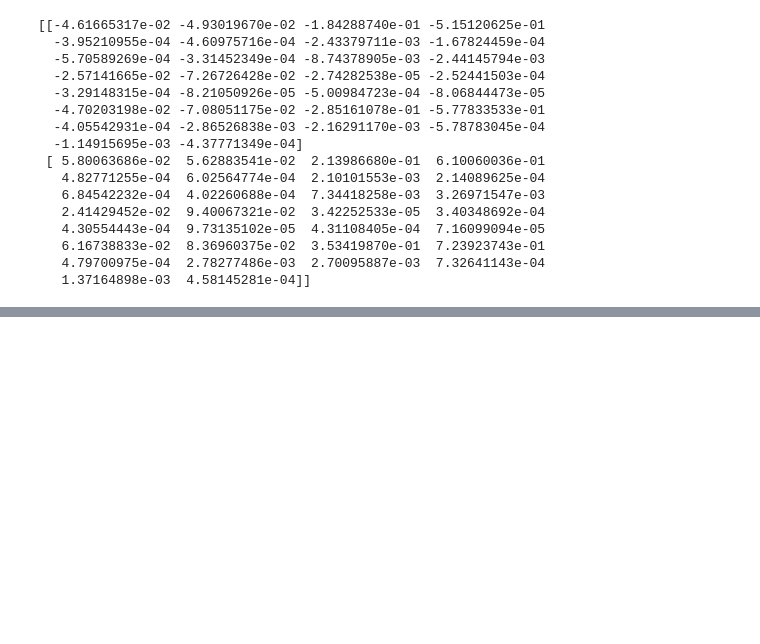
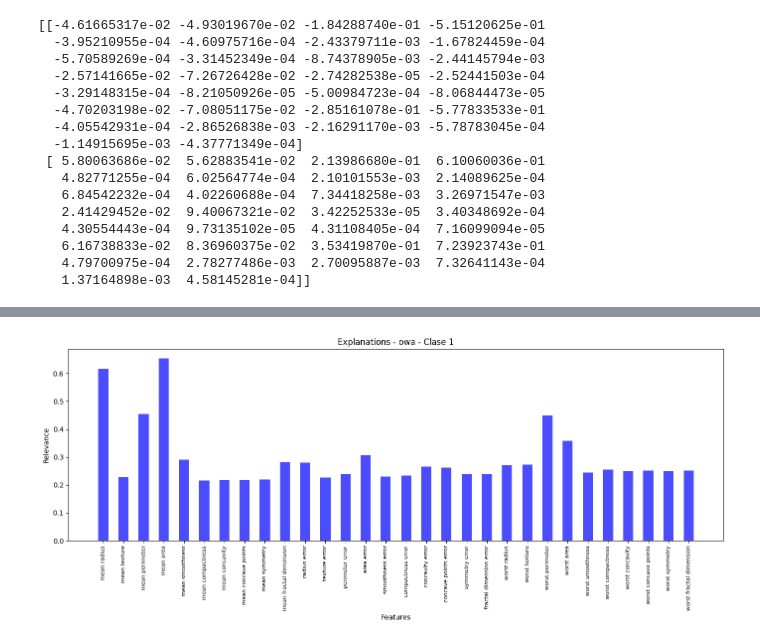
Before and after one commit to rosi1207/Meta-Explainer, a Jupyter notebook: Tabular/Relevance/Relevance_Integration.ipynb, the cells around one changed output, grey strips where cells are left out. Cells and saved outputs as stored; diff of their text form; code cells hidden in the pictures; blank space fills up the shorter version.

```diff
--- a/Tabular/Relevance/Relevance_Integration.ipynb
+++ b/Tabular/Relevance/Relevance_Integration.ipynb
@@ -301,0 +367,4 @@ print(lrp_relevance_array_3)
+# %%
+# Instance 3
+owa_explanation_3 = integration_methods.owa_operator_class_by_class(maps_3, weights_3, method="weighted_average")
+owa_lse_value_3 = lse_calculate(owa_explanation_3, predicted_class_index2, 0.75, 'tabular')
@@ -301,0 +692,4 @@ print(lrp_relevance_array_3)
+# %%
+plot_explanation(owa_explanation_3, feature_names, "owa", predicted_class_index2)
+# %% [output]
+[figure, added]
```
Also changed, not shown: parts of 28 cells of this notebook, 5 other files.
